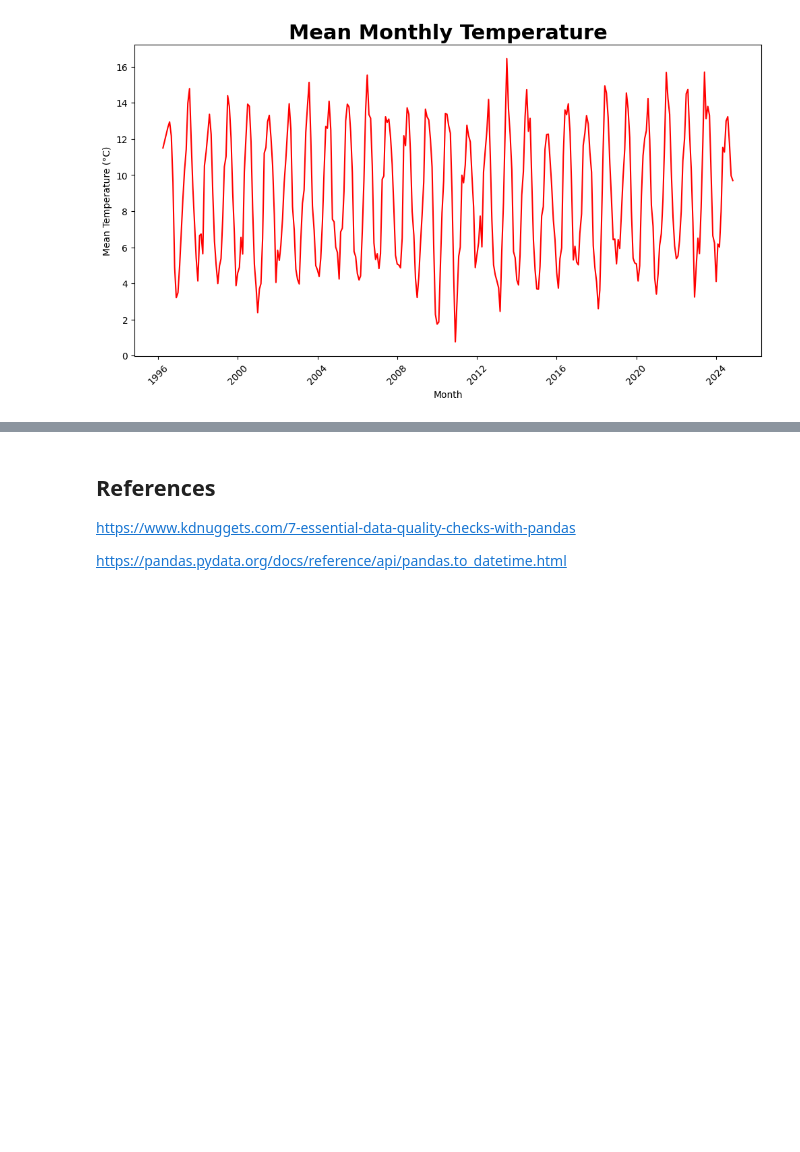
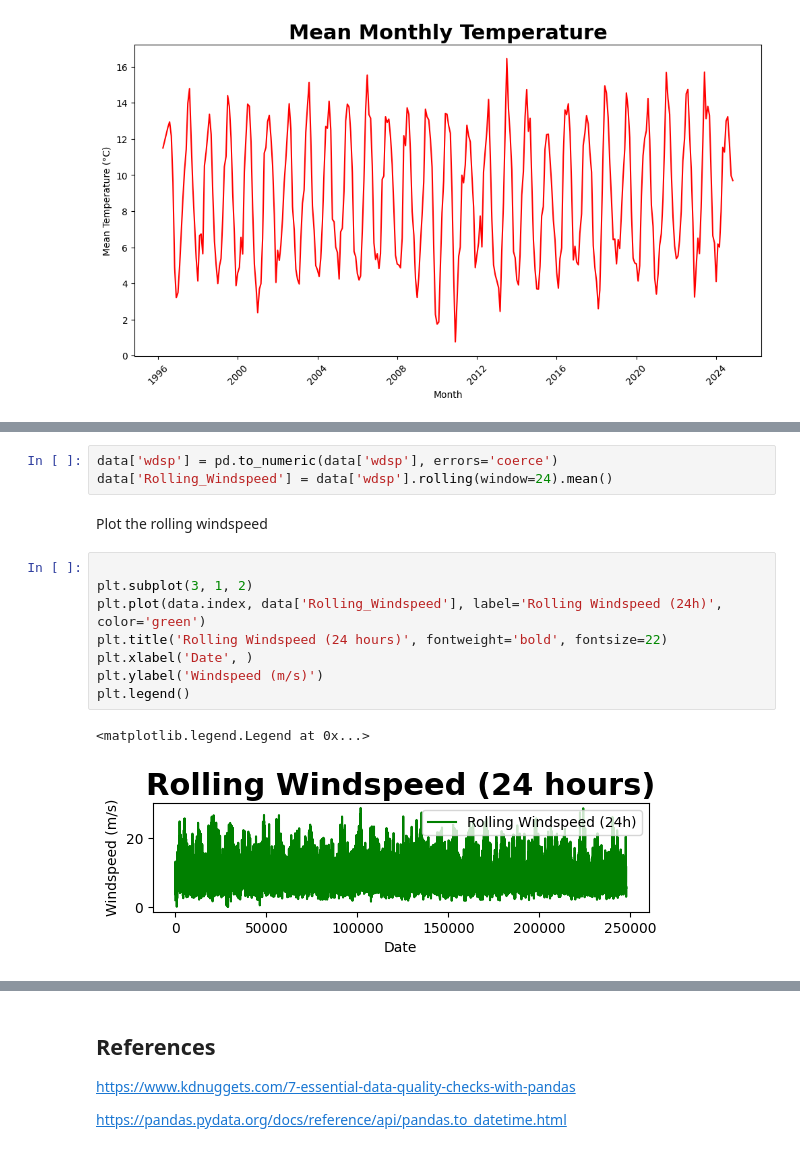
Before and after one commit to GraceMarySmyth/programming-for-data-analytics, a Jupyter notebook: Assignments/assignment_6_Weather.ipynb, the cells around one changed output, grey strips where cells are left out. Drawn from its saved outputs; the diff is of its cells as text; blank space fills up the shorter version.

```diff
--- a/Assignments/assignment_6_Weather.ipynb
+++ b/Assignments/assignment_6_Weather.ipynb
@@ -147,0 +179,16 @@ plt.show()
+# %%
+data['wdsp'] = pd.to_numeric(data['wdsp'], errors='coerce')
+data['Rolling_Windspeed'] = data['wdsp'].rolling(window=24).mean()
+# %% [markdown]
+Plot the rolling windspeed
+# %%
+
+plt.subplot(3, 1, 2)
+plt.plot(data.index, data['Rolling_Windspeed'], label='Rolling Windspeed (24h)', color='green')
+plt.title('Rolling Windspeed (24 hours)', fontweight='bold', fontsize=22)
+plt.xlabel('Date', )
+plt.ylabel('Windspeed (m/s)')
+plt.legend()
+# %% [output]
+<matplotlib.legend.Legend at 0x...>
+[figure, added]
```
Also changed, not shown: parts of 12 cells of this notebook.
